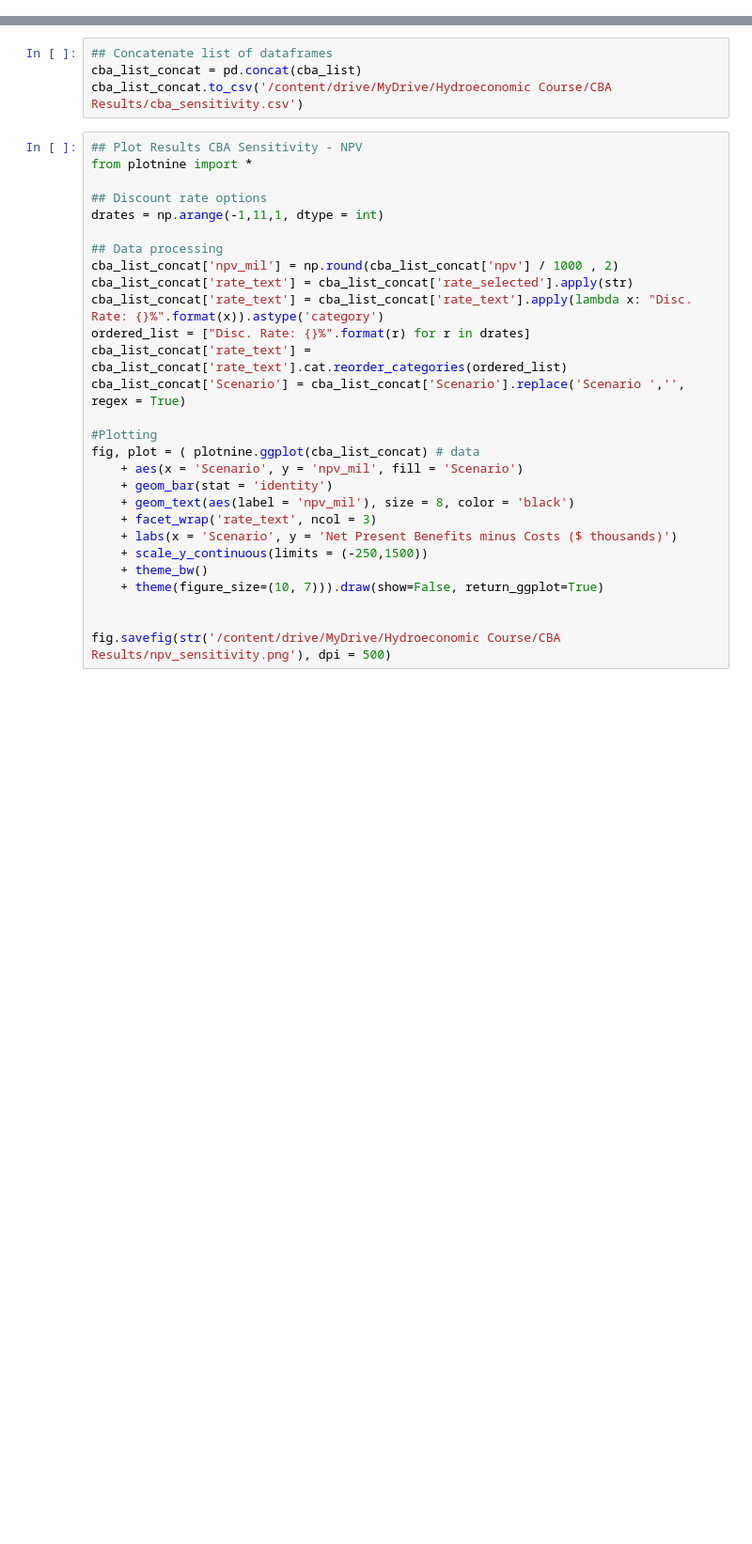
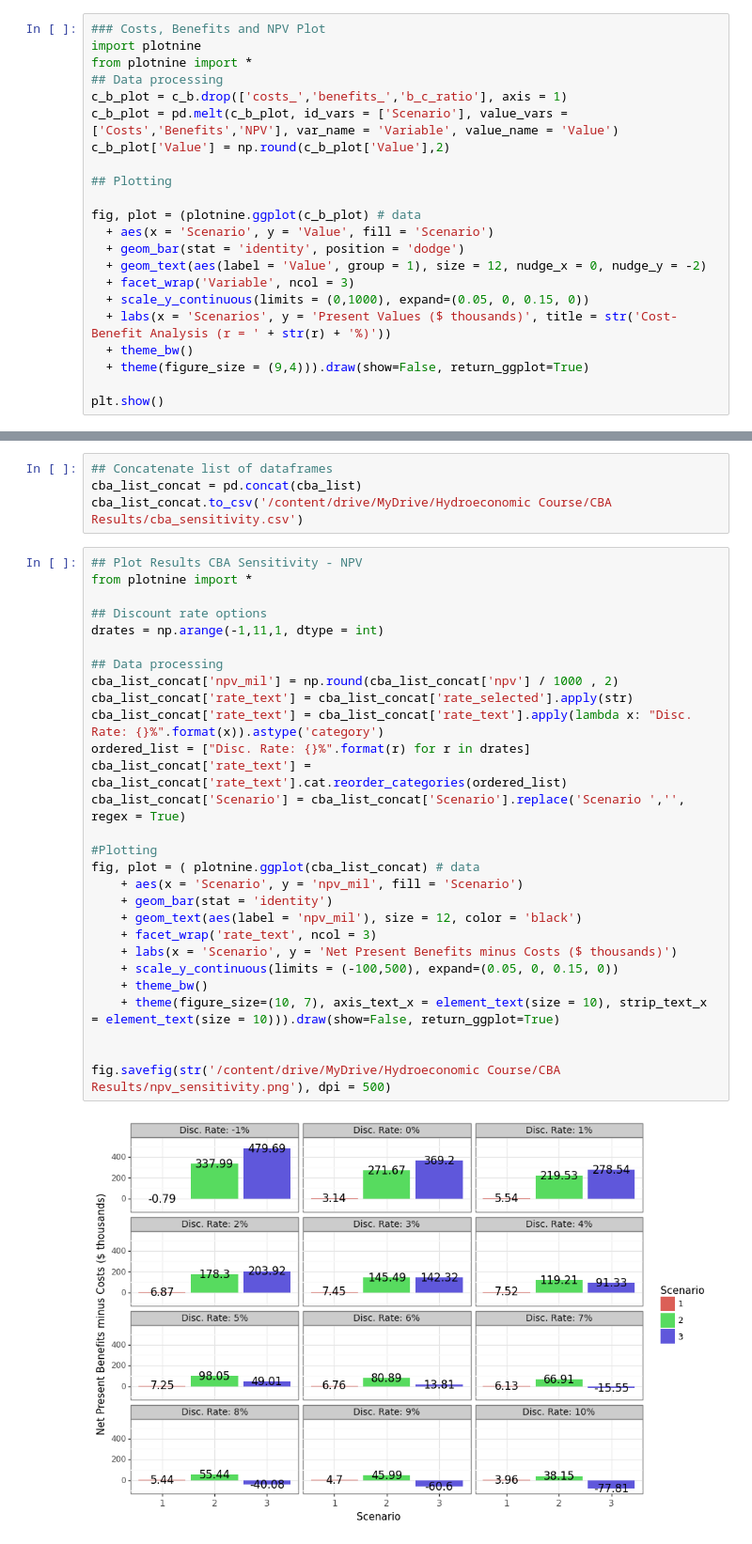
Before and after one commit to schuhf/schuhf, a Jupyter notebook: CBA.ipynb, the cells around one changed output, grey strips where cells are left out. Shown at 94% size. Saved outputs shown, nothing was run; the diff lists cells and outputs as text; blank space fills up the shorter version.

```diff
--- a/CBA.ipynb
+++ b/CBA.ipynb
@@ -33,3 +66,25 @@ cba_data_m = pd.melt(cba_data, id_vars = ['Year','Sector'], value_vars = [ 'Scen
+# %%
+### Costs, Benefits and NPV Plot
+import plotnine
+from plotnine import *
+## Data processing
+c_b_plot = c_b.drop(['costs_','benefits_','b_c_ratio'], axis = 1)
+c_b_plot = pd.melt(c_b_plot, id_vars = ['Scenario'], value_vars = ['Costs','Benefits','NPV'], var_name = 'Variable', value_name = 'Value')
+c_b_plot['Value'] = np.round(c_b_plot['Value'],2)
+
+## Plotting
+
+fig, plot = (plotnine.ggplot(c_b_plot) # data
+  + aes(x = 'Scenario', y = 'Value', fill = 'Scenario')
+  + geom_bar(stat = 'identity', position = 'dodge')
+  + geom_text(aes(label = 'Value', group = 1), size = 12, nudge_x = 0, nudge_y = -2)
+  + facet_wrap('Variable', ncol = 3)
+  + scale_y_continuous(limits = (0,1000), expand=(0.05, 0, 0.15, 0))
+  + labs(x = 'Scenarios', y = 'Present Values ($ thousands)', title = str('Cost-Benefit Analysis (r = ' + str(r) + '%)'))
+  + theme_bw()
+  + theme(figure_size = (9,4))).draw(show=False, return_ggplot=True)
+
+plt.show()
 # %%
 ## Sensitivity Analysis (PLOTS)
 from plotnine import *
@@ -181,31 +236,33 @@ cba_list_concat.to_csv('/content/drive/MyDrive/Hydroeconomic Course/CBA Results/
 # %%
 ## Plot Results CBA Sensitivity - NPV
 from plotnine import *
 
 ## Discount rate options
 drates = np.arange(-1,11,1, dtype = int)
 
 ## Data processing
 cba_list_concat['npv_mil'] = np.round(cba_list_concat['npv'] / 1000 , 2)
 cba_list_concat['rate_text'] = cba_list_concat['rate_selected'].apply(str)
 cba_list_concat['rate_text'] = cba_list_concat['rate_text'].apply(lambda x: "Disc. Rate: {}%".format(x)).astype('category')
 ordered_list = ["Disc. Rate: {}%".format(r) for r in drates]
 cba_list_concat['rate_text'] = cba_list_concat['rate_text'].cat.reorder_categories(ordered_list)
 cba_list_concat['Scenario'] = cba_list_concat['Scenario'].replace('Scenario ','', regex = True)
 
 #Plotting
 fig, plot = ( plotnine.ggplot(cba_list_concat) # data
     + aes(x = 'Scenario', y = 'npv_mil', fill = 'Scenario')
     + geom_bar(stat = 'identity')
-    + geom_text(aes(label = 'npv_mil'), size = 8, color = 'black')
+    + geom_text(aes(label = 'npv_mil'), size = 12, color = 'black')
     + facet_wrap('rate_text', ncol = 3)
     + labs(x = 'Scenario', y = 'Net Present Benefits minus Costs ($ thousands)')
-    + scale_y_continuous(limits = (-250,1500))
+    + scale_y_continuous(limits = (-100,500), expand=(0.05, 0, 0.15, 0))
     + theme_bw()
-    + theme(figure_size=(10, 7))).draw(show=False, return_ggplot=True)
+    + theme(figure_size=(10, 7), axis_text_x = element_text(size = 10), strip_text_x = element_text(size = 10))).draw(show=False, return_ggplot=True)
 
 
 fig.savefig(str('/content/drive/MyDrive/Hydroeconomic Course/CBA Results/npv_sensitivity.png'), dpi = 500)
+# %% [output]
+[figure, added]
 # %%
 ## Plot Results CBA Sensitivity - BCR
 from plotnine import *
```
Also changed, not shown: parts of 2 cells of this notebook.
